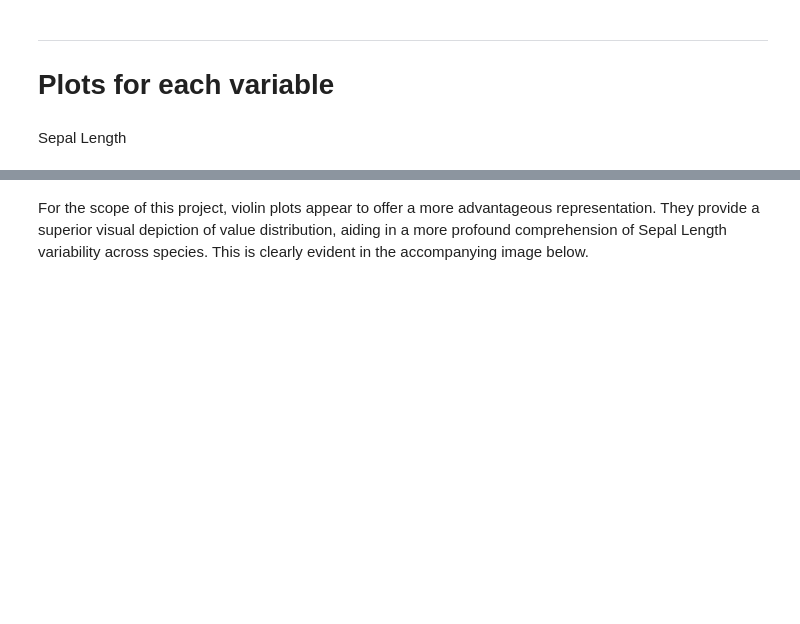
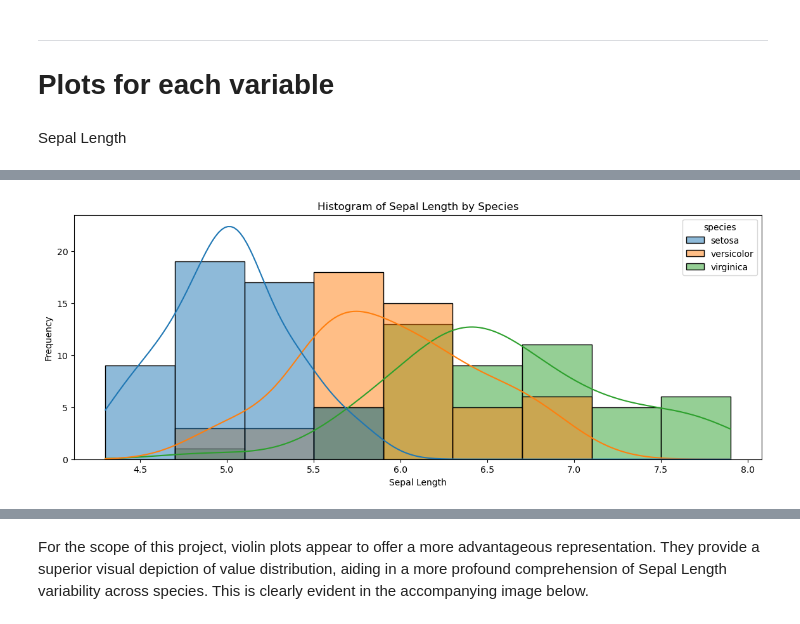
Before and after one commit to nexlanglxm/fundamentals-of-data-analysis, a Jupyter notebook: project.ipynb, the cells around one changed output, grey strips where cells are left out. Drawn from its saved outputs; the diff is of its cells as text; code cells hidden in the pictures; blank space fills up the shorter version.

```diff
--- a/project.ipynb
+++ b/project.ipynb
@@ -177,0 +202,11 @@ Sepal Length
+# %%
+plt.figure(figsize=(14, 5))  # Set figure size
+sns.histplot(data=iris, x='sepal_length', hue='species', kde=True)
+plt.title('Histogram of Sepal Length by Species')
+plt.xlabel('Sepal Length')
+plt.ylabel('Frequency')
+
+file_path = os.path.join(folder_path, 'hist_seplen.png')
+plt.savefig(file_path)
+# %% [output]
+[figure, added]
```
Also changed, not shown: parts of 11 cells of this notebook.
